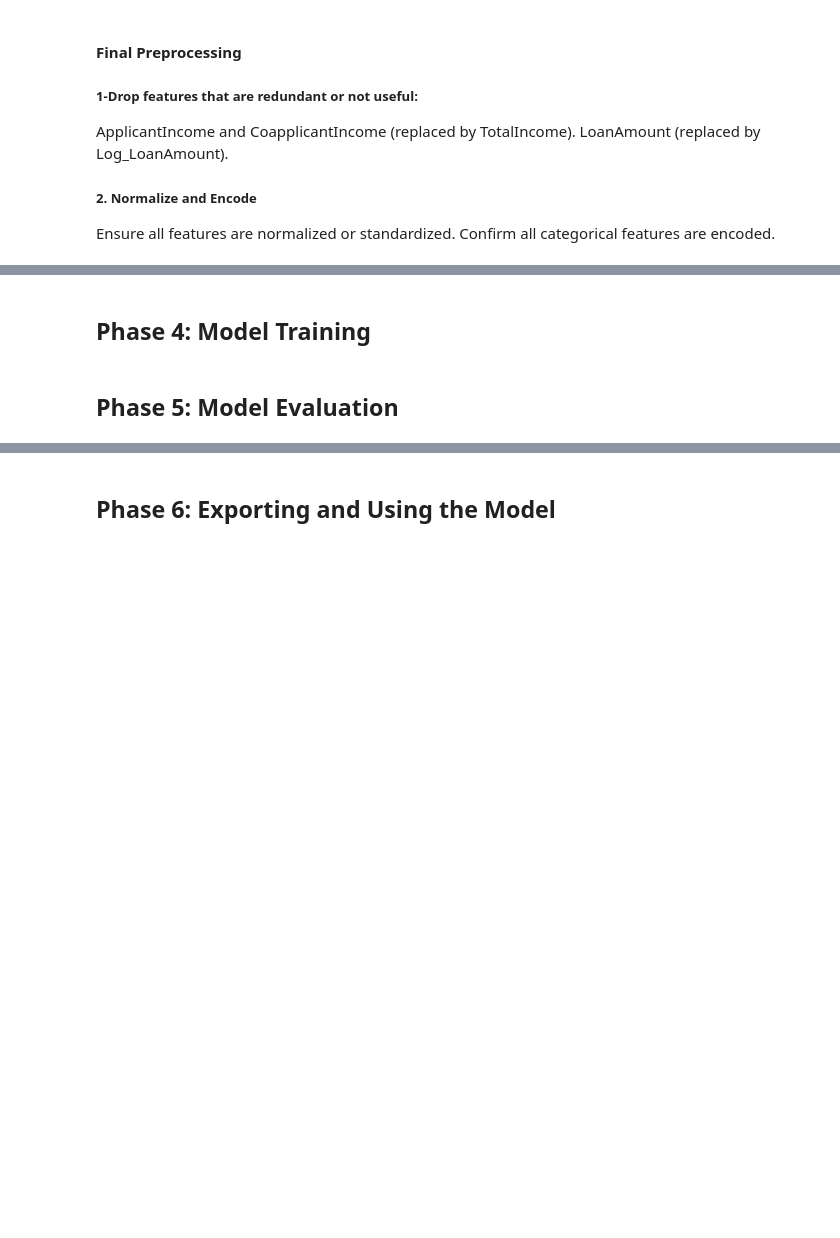
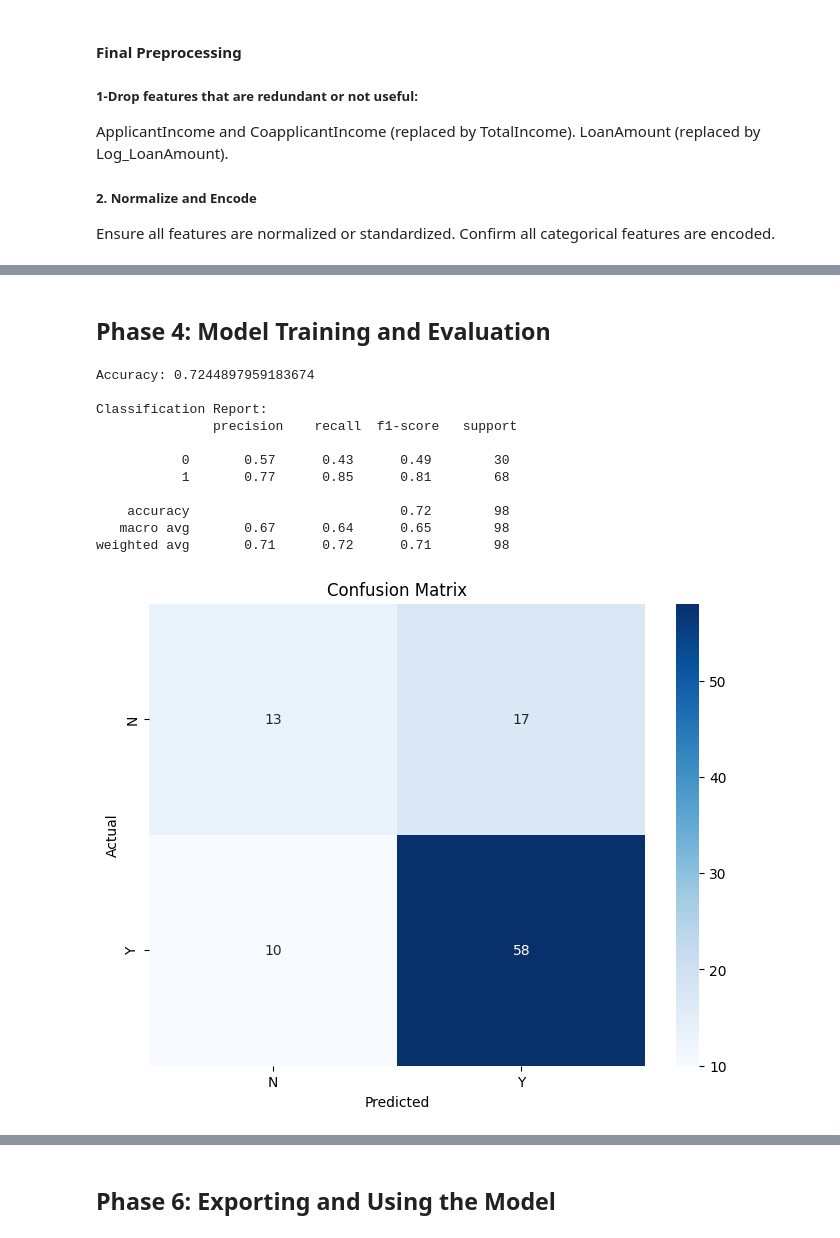
Before and after one commit to simbouch/classification, a Jupyter notebook: notebooks/loan_bank_notebook1.ipynb, the cells around one changed output, grey strips where cells are left out. Drawn from its saved outputs; the diff is of its cells as text; code cells hidden in the pictures; blank space fills up the shorter version.

Commit message:
training models and tunning

```diff
--- a/notebooks/loan_bank_notebook1.ipynb
+++ b/notebooks/loan_bank_notebook1.ipynb
@@ -676,11 +692,58 @@ Final Features for Modeling:
 Preprocessed data saved to: C:\data\simplon_dev_ia_projects\projet_notebooks\classification\data\data_preprocessed.csv
 # %% [markdown]
-## Phase 4: Model Training
+## Phase 4: Model Training and Evaluation
 # %%
+# Import necessary libraries
+import pandas as pd
+from sklearn.model_selection import train_test_split
+from sklearn.ensemble import RandomForestClassifier
+from sklearn.metrics import accuracy_score, classification_report, confusion_matrix
+from imblearn.over_sampling import SMOTE
+import seaborn as sns
+import matplotlib.pyplot as plt
 
-# Placeholder for model training
-# Example: Train Logistic Regression, Random Forest, etc.
+# Load the preprocessed dataset
+preprocessed_data_path = r'C:\data\simplon_dev_ia_projects\projet_notebooks\classification\data\data_preprocessed.csv'
+data_final = pd.read_csv(preprocessed_data_path)
 
-# Use GridSearchCV/RandomizedSearchCV for hyperparameter tuning
+# Split the data
+X = data_final.drop(columns=['Loan_Status'])
+y = data_final['Loan_Status']
+X_train, X_test, y_train, y_test = train_test_split(X, y, test_size=0.2, random_state=42, stratify=y)
+
+# Apply SMOTE
+smote = SMOTE(random_state=42)
+X_train_resampled, y_train_resampled = smote.fit_resample(X_train, y_train)
+
+# Train Random Forest Classifier
+clf = RandomForestClassifier(random_state=42)
+clf.fit(X_train_resampled, y_train_resampled)
+
+# Make predictions
+y_pred = clf.predict(X_test)
+
+# Evaluate the model
+print("Accuracy:", accuracy_score(y_test, y_pred))
+print("\nClassification Report:\n", classification_report(y_test, y_pred))
+
+# Plot confusion matrix
+conf_matrix = confusion_matrix(y_test, y_pred)
+plt.figure(figsize=(8, 6))
+sns.heatmap(conf_matrix, annot=True, fmt="d", cmap="Blues", xticklabels=['N', 'Y'], yticklabels=['N', 'Y'])
+plt.title("Confusion Matrix")
+plt.xlabel("Predicted")
+plt.ylabel("Actual")
+plt.show()
+# %% [output]
+Accuracy: 0.7244897959183674
+
+Classification Report:
+               precision    recall  f1-score   support
+
+           0       0.57      0.43      0.49        30
+           1       0.77      0.85      0.81        68
+
+    accuracy                           0.72        98
+   macro avg       0.67      0.64      0.65        98
+weighted avg       0.71      0.72      0.71        98
+[figure, added]
-# %% [markdown]
-## Phase 5: Model Evaluation
```
Also changed, not shown: parts of 20 cells of this notebook, 2 other files.
